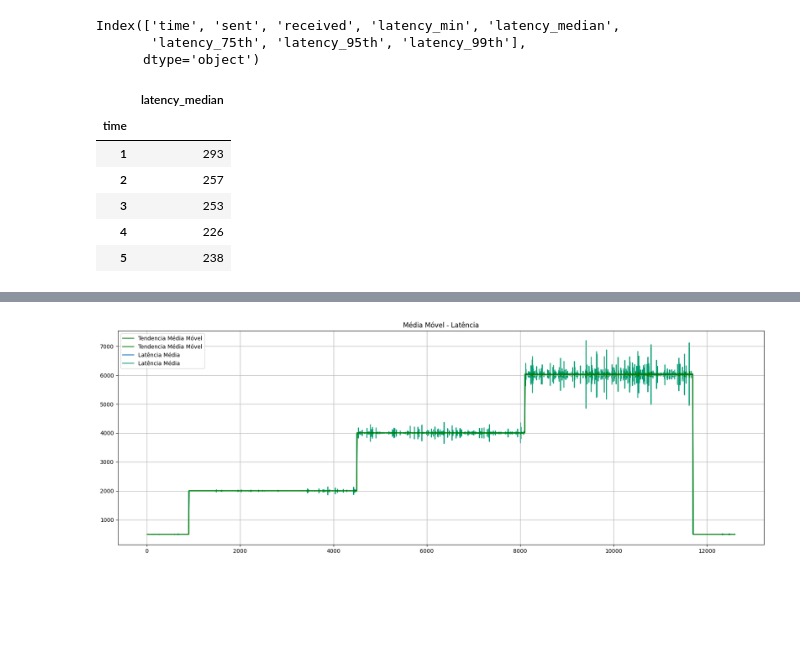
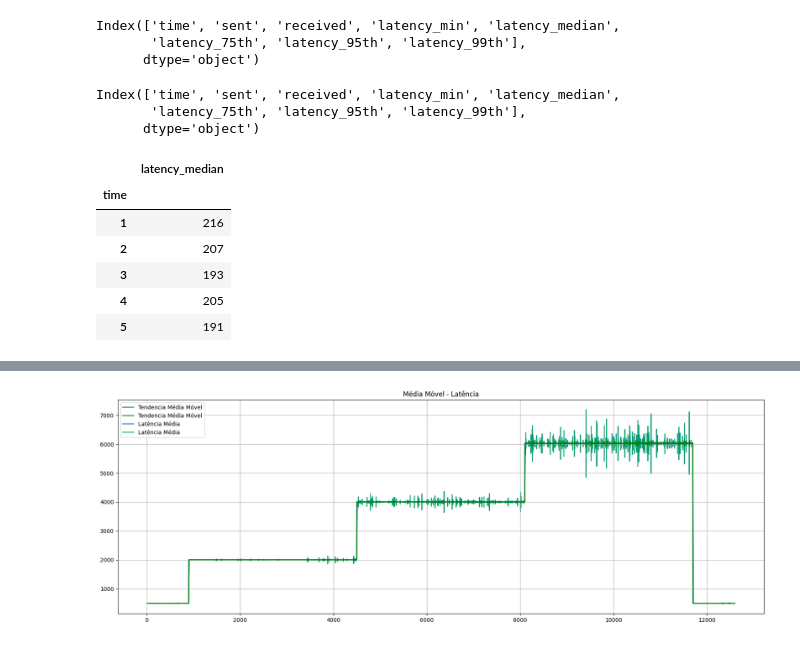
Before and after one commit to pserpaschiavo/svc-degradation-detection, a Jupyter notebook: python/notebooks/00_time_series_analisys.ipynb, the cells around one changed output, grey strips where cells are left out. Saved outputs shown, nothing was run; the diff lists cells and outputs as text; code cells hidden in the pictures; blank space fills up the shorter version.

```diff
--- a/python/notebooks/00_time_series_analisys.ipynb
+++ b/python/notebooks/00_time_series_analisys.ipynb
@@ -65,9 +65,17 @@ def plotMovingAverage(series, window, plot_intervals=False, scale=1.96, plot_ano
 # %%
 data_path = "../datasets/unloaded-res.csv"
+dedicated_path = "../datasets/dedicated-res.csv"
+data_path_remake = "../datasets/02-unloaded-res.csv"
 
-df = pd.read_csv(data_path)
+df_before = pd.read_csv(data_path)
+dedicated = pd.read_csv(dedicated_path)
+df = pd.read_csv(data_path_remake)
 
 df.time = df.time.astype(int)
 df.time = df.time - 1
 
-df.head()
+dedicated.time = dedicated.time.astype(int)
+dedicated.time = dedicated.time -1
+
+df_before.time = df_before.time.astype(int)
+df_before.time = df_before.time - 1
@@ -113,17 +172,25 @@ df.columns
 Index(['time', 'sent', 'received', 'latency_min', 'latency_median',
        'latency_75th', 'latency_95th', 'latency_99th'],
       dtype='object')
+# %%
+dedicated.columns
+# %% [output]
+Index(['time', 'sent', 'received', 'latency_min', 'latency_median',
+       'latency_75th', 'latency_95th', 'latency_99th'],
+      dtype='object')
 # %%
 latencia = df[['time', 'latency_median']]
+dedicado = dedicated[['time', 'latency_median']]
 
 latencia = latencia.set_index('time')
+dedicado = dedicado.set_index('time')
 
 latencia.head()
 # %% [output]
 |  | latency_median |
 | time |  |
-| 1 | 293 |
-| 2 | 257 |
-| 3 | 253 |
-| 4 | 226 |
-| 5 | 238 |
+| 1 | 216 |
+| 2 | 207 |
+| 3 | 193 |
+| 4 | 205 |
+| 5 | 191 |
```
Also changed, not shown: parts of 19 cells of this notebook, 9 other files.
